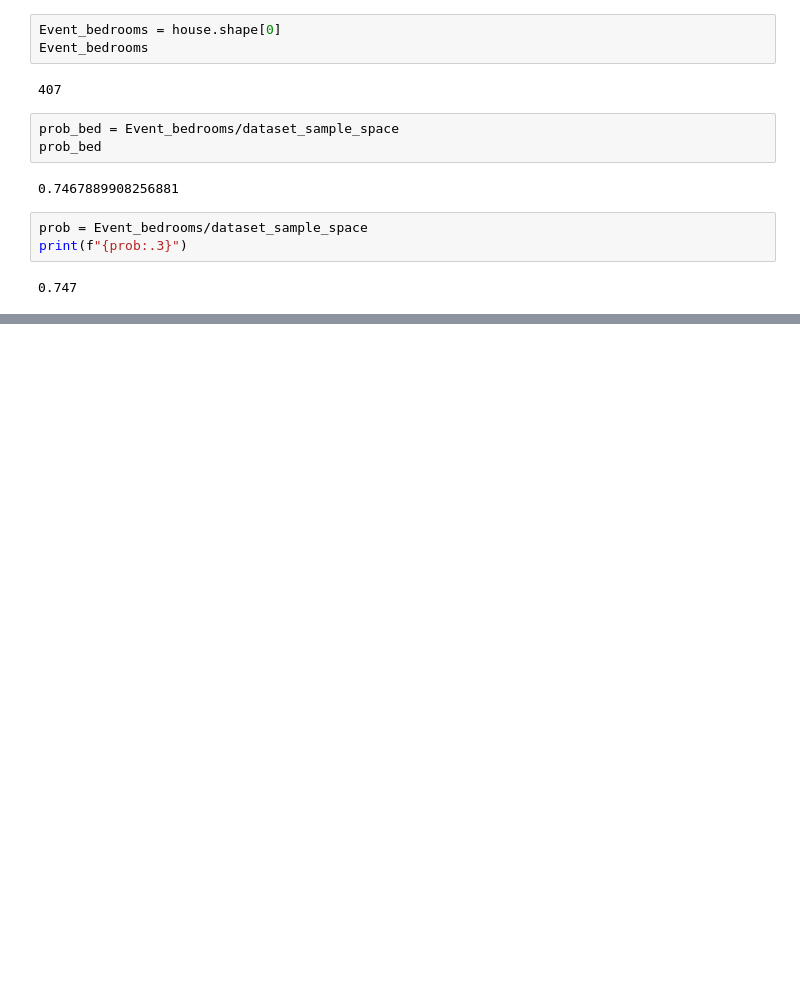
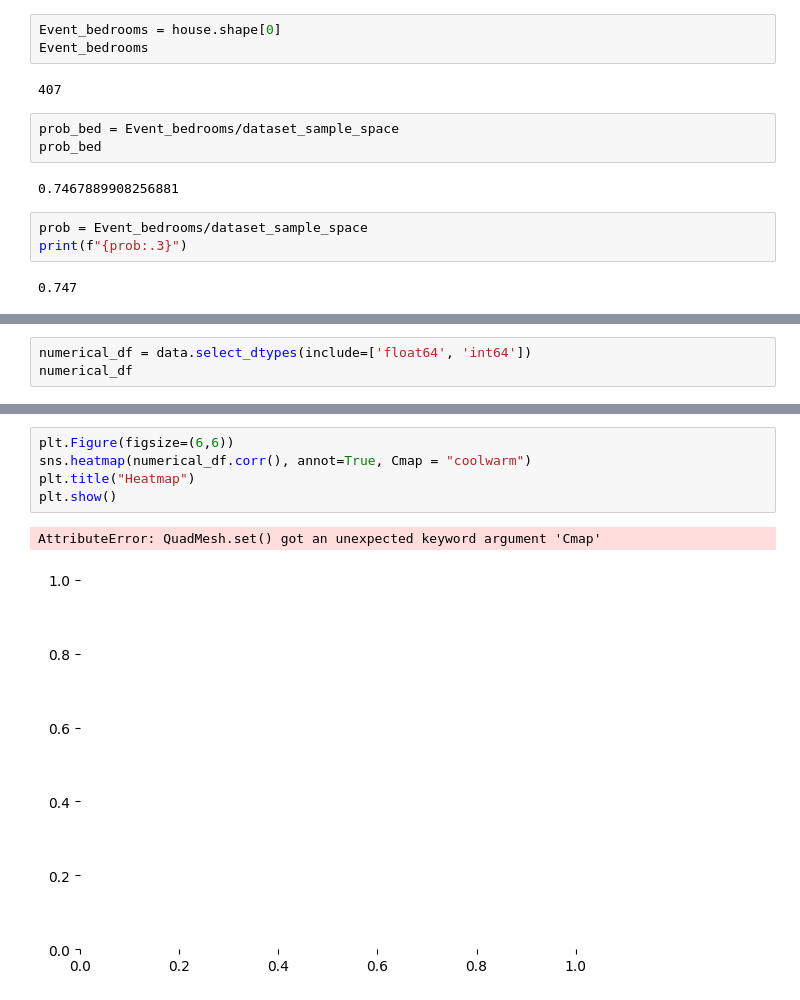
Before and after one commit to NsubugaEdrine/probability-and-statistics-tutor, a Jupyter notebook: lecture5.ipynb, the cells around one changed output, grey strips where cells are left out. Cells and saved outputs as stored; diff of their text form; blank space fills up the shorter version.

```diff
--- a/lecture5.ipynb
+++ b/lecture5.ipynb
@@ -137,0 +141,3 @@ print(f"{prob:.3}")
+# %%
+numerical_df = data.select_dtypes(include=['float64', 'int64'])
+numerical_df
@@ -137,0 +186,8 @@ print(f"{prob:.3}")
+# %%
+plt.Figure(figsize=(6,6))
+sns.heatmap(numerical_df.corr(), annot=True, Cmap = "coolwarm")
+plt.title("Heatmap")
+plt.show()
+# %% [output]
+AttributeError: QuadMesh.set() got an unexpected keyword argument 'Cmap'
+[figure, added]
```
Also changed, not shown: parts of 5 cells of this notebook, 3 other files.
